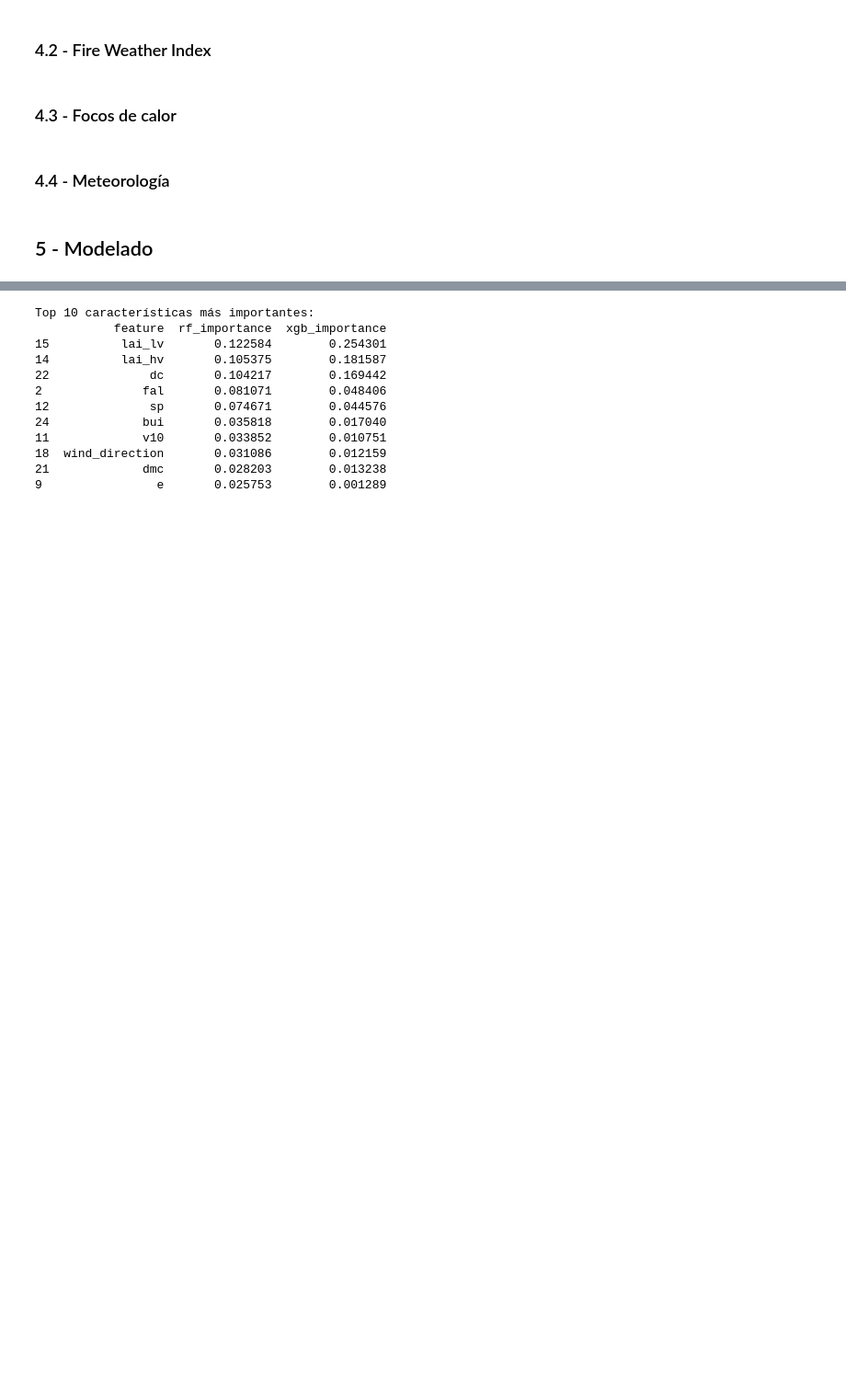
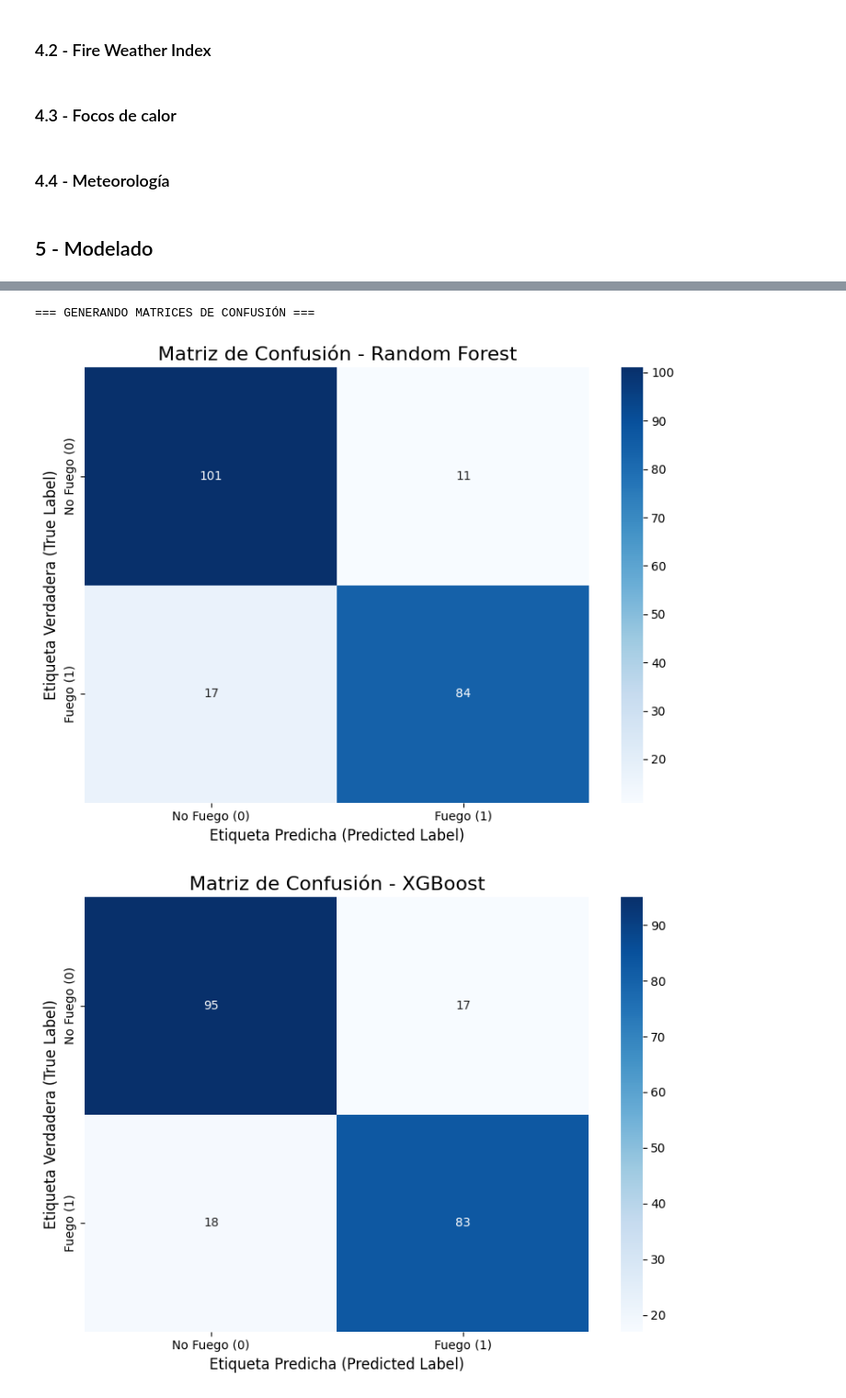
Before and after one commit to HunterCitto/199---Seminario-Final, a Jupyter notebook: notebooks/Seminario Final (CURRENT).ipynb, the cells around one changed output, grey strips where cells are left out. Shown at 92% size. Cells and saved outputs as stored; diff of their text form; code cells hidden in the pictures; blank space fills up the shorter version.

```diff
--- a/notebooks/Seminario Final (CURRENT).ipynb
+++ b/notebooks/Seminario Final (CURRENT).ipynb
@@ -2266 +2227,9 @@ from sklearn.metrics import classification_report, confusion_matrix, roc_auc_sco
+# %%
+df = pd.read_csv(f"{cfg.DATA_PROCESSED}/df_final_20251011_203237.csv")
+
+# Eliminar columnas innecesarias...
+df = df.drop(columns=['level_2'])
+df['acq_datetime'] = pd.to_datetime(df['acq_datetime'])
+df['riesgo_incendio'] = df['riesgo_incendio'].astype('category')
+df = df.sort_values(['acq_datetime']).reset_index(drop = True)
 # %%
@@ -2302,30 +2287,17 @@ X_test_scaled = scaler.transform(X_test)
-# %%
-# Definir características y target
-features = ['d2m', 't2m', 'fal', 'slhf', 'ssr', 'str', 'sshf', 'ssrd', 'strd',
-           'e', 'u10', 'v10', 'sp', 'tp', 'lai_hv', 'lai_lv', 'humedad_relativa',
-           'wind_speed', 'wind_direction', 'precipitacion_mm', 'ffmc', 'dmc',
-           'dc', 'isi', 'bui', 'fwi']
-
-X = df_ml[features]
-y = df_ml['has_fire']
-
-# Dividir en train/test
-X_train, X_test, y_train, y_test = train_test_split(X, y, test_size=0.3, random_state=42, stratify=y)
-
-# Escalar características (importante para SVM)
-scaler = StandardScaler()
-X_train_scaled = scaler.fit_transform(X_train)
-X_test_scaled = scaler.transform(X_test)
 # %%
 # Random Forest
-rf_model = RandomForestClassifier(n_estimators=100, random_state=42)
+rf_model = RandomForestClassifier(n_estimators = 100, random_state = 42)
 rf_model.fit(X_train, y_train)
 
 # XGBoost
-xgb_model = XGBClassifier(n_estimators=100, random_state=42, use_label_encoder=False, eval_metric='logloss')
+xgb_model = XGBClassifier(n_estimators = 100, random_state = 42, eval_metric = 'logloss')
 xgb_model.fit(X_train, y_train)
 
-# SVM (con probabilidades)
-svm_model = SVC(probability=True, random_state=42)
+# SVM
+scaler = StandardScaler()
+X_train_scaled = scaler.fit_transform(X_train)
+X_test_scaled = scaler.transform(X_test)
+
+svm_model = SVC(probability = True, random_state = 42)
 svm_model.fit(X_train_scaled, y_train)
 # %% [output]
@@ -2377,23 +2373,0 @@ weighted avg       0.89      0.89      0.89        36
-# %%
-# Importancia para Random Forest y XGBoost
-feature_importance = pd.DataFrame({
-    'feature': features,
-    'rf_importance': rf_model.feature_importances_,
-    'xgb_importance': xgb_model.feature_importances_
-}).sort_values('rf_importance', ascending=False)
-
-print("\nTop 10 características más importantes:")
-print(feature_importance.head(10))
-# %% [output]
-Top 10 características más importantes:
-           feature  rf_importance  xgb_importance
-15          lai_lv       0.122584        0.254301
-14          lai_hv       0.105375        0.181587
-22              dc       0.104217        0.169442
-2              fal       0.081071        0.048406
-12              sp       0.074671        0.044576
-24             bui       0.035818        0.017040
-11             v10       0.033852        0.010751
-18  wind_direction       0.031086        0.012159
-21             dmc       0.028203        0.013238
-9                e       0.025753        0.001289
@@ -2399,0 +2579,11 @@ Top 10 características más importantes:
+# %%
+print("\n=== GENERANDO MATRICES DE CONFUSIÓN ===")
+
+# Llamar a la función para cada modelo
+plot_confusion_matrix(rf_model, X_test, y_test, "Random Forest")
+plot_confusion_matrix(xgb_model, X_test, y_test, "XGBoost")
+plot_confusion_matrix(svm_model, X_test, y_test, "SVM", scaled = True)
+# %% [output]
+=== GENERANDO MATRICES DE CONFUSIÓN ===
+[figure, added]
+[figure, added]
```
Also changed, not shown: parts of 29 cells of this notebook, 7 other files.
